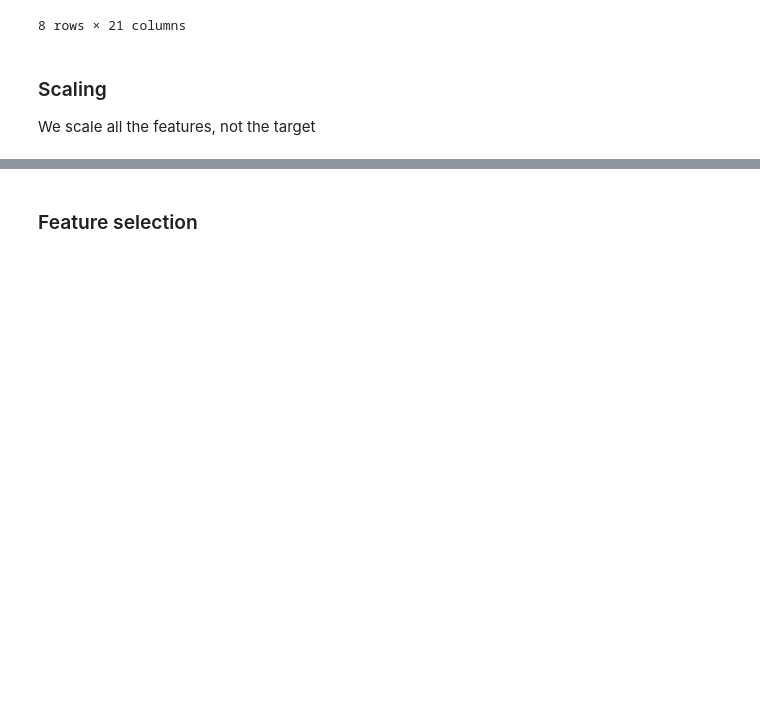
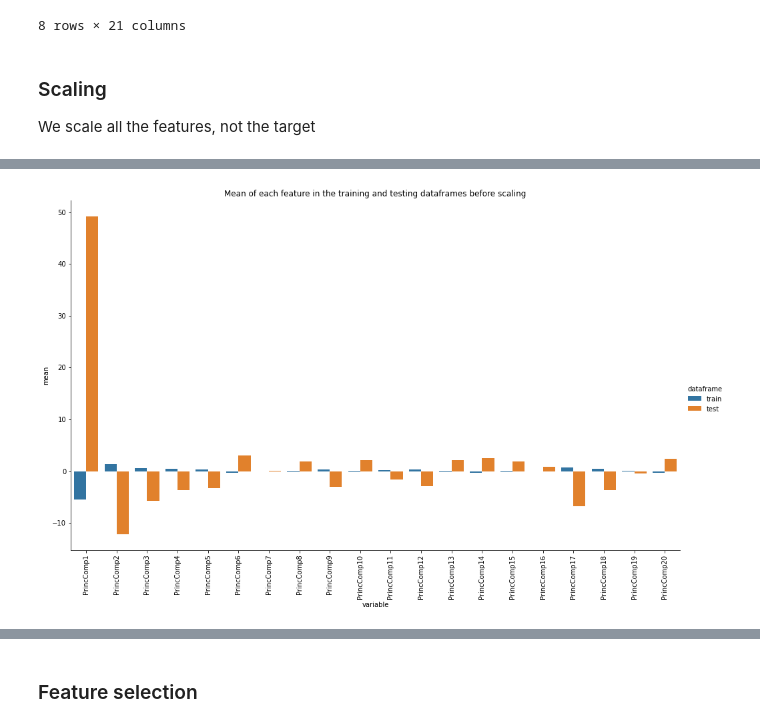
Before and after one commit to acharruey/YearPredictionMSD-Machine-Learning, a Jupyter notebook: FinalProject.ipynb, the cells around one changed output, grey strips where cells are left out. Cells and saved outputs as stored; diff of their text form; code cells hidden in the pictures; blank space fills up the shorter version.

```diff
--- a/FinalProject.ipynb
+++ b/FinalProject.ipynb
@@ -170,9 +209,15 @@ df_test.describe()
 ### Scaling
 We scale all the features, not the target
 # %%
+################ PROOOOOOOOOBLEM WITTTTTHHHHHHH THE PCA ###########################
+
 # create the scaler
 ss = preprocessing.StandardScaler()
 
+# create new dataframes to keep the non scaled ones
+df_train_s=df_train.copy()
+df_test_s=df_test.copy()
+
 # apply the scaler to the dataframe subset
-df_train.iloc[:,1:] = ss.fit_transform(df_train.iloc[:,1:])
-df_test.iloc[:,1:] = ss.fit_transform(df_test.iloc[:,1:])
+df_train_s.iloc[:,1:] = ss.fit_transform(df_train_s.iloc[:,1:])
+df_test_s.iloc[:,1:] = ss.fit_transform(df_test_s.iloc[:,1:])
@@ -221,0 +224,12 @@ df_test.describe()
+# %%
+means = pd.DataFrame(list(zip(df_train.columns, df_train.mean(), df_test.mean())),
+                   columns=['variable', 'train', 'test'])
+means.drop(0, inplace=True)
+
+means = pd.melt(means, id_vars="variable", var_name="dataframe", value_name="mean")
+
+sns.catplot(x='variable', y='mean', hue='dataframe', data=means, kind='bar', height=8, aspect=1.7)
+plt.xticks(rotation = 90)
+plt.title('Mean of each feature in the training and testing dataframes before scaling');
+# %% [output]
+[figure, added]
```
Also changed, not shown: parts of 16 cells of this notebook.
